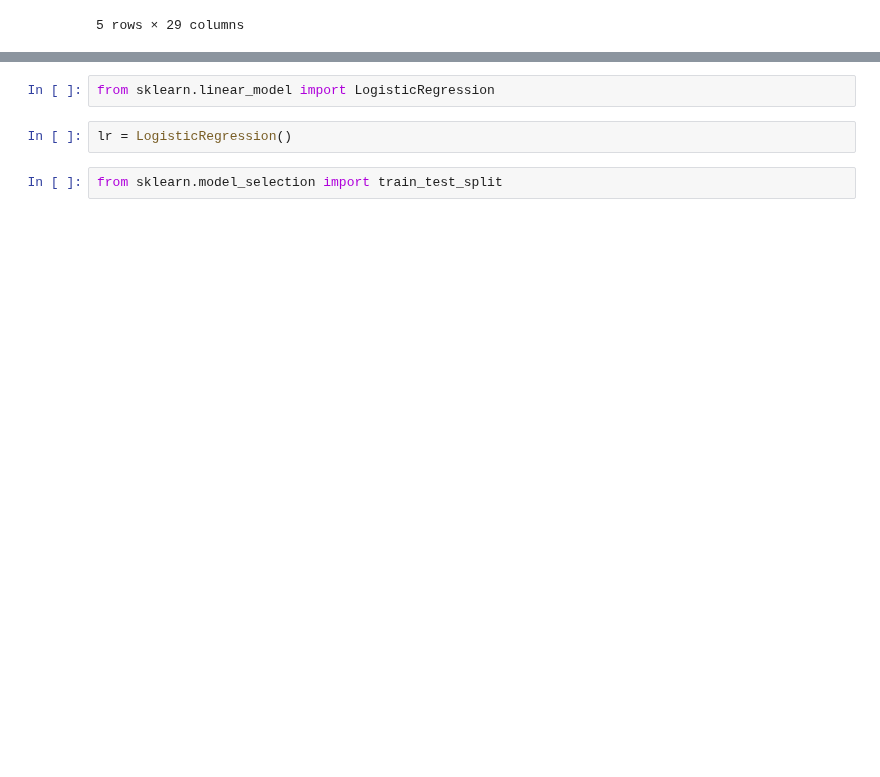
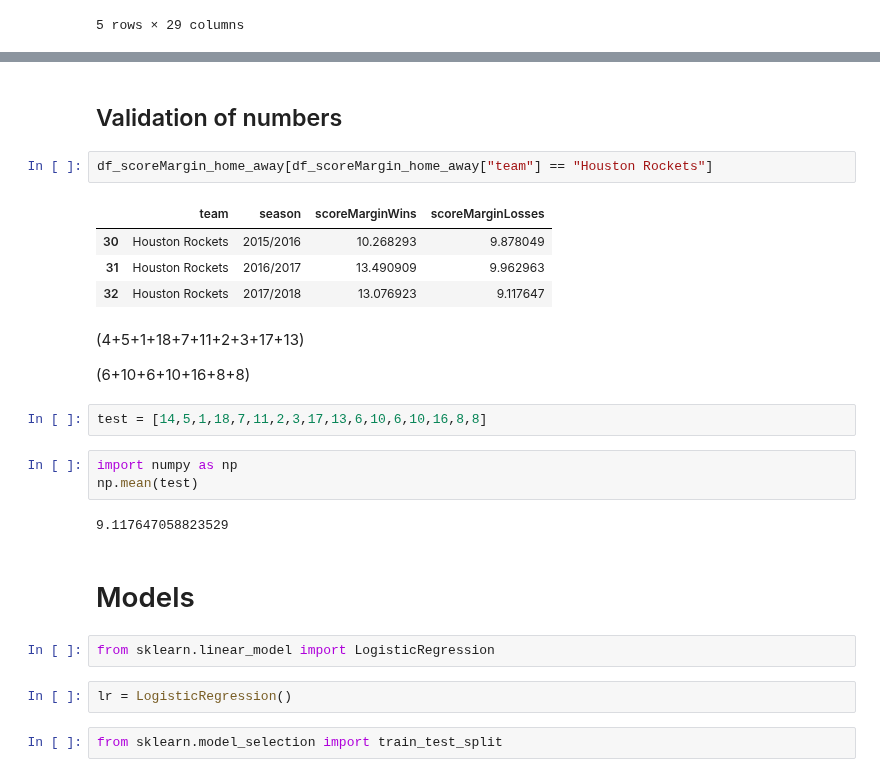
Before and after one commit to jgoerner/SportsPrediction, a Jupyter notebook: NBA/notebooks/1.7-first-model.ipynb, the cells around one changed output, grey strips where cells are left out. Cells and saved outputs as stored; diff of their text form; blank space fills up the shorter version.

```diff
--- a/NBA/notebooks/1.7-first-model.ipynb
+++ b/NBA/notebooks/1.7-first-model.ipynb
@@ -357,3 +377,25 @@ df_ml_2.head()
+# %% [markdown]
+## Validation of numbers
+# %%
+df_scoreMargin_home_away[df_scoreMargin_home_away["team"] == "Houston Rockets"]
+# %% [output]
+|  | team | season | scoreMarginWins | scoreMarginLosses |
+| 30 | Houston Rockets | 2015/2016 | 10.268293 | 9.878049 |
+| 31 | Houston Rockets | 2016/2017 | 13.490909 | 9.962963 |
+| 32 | Houston Rockets | 2017/2018 | 13.076923 | 9.117647 |
+# %% [markdown]
+(4+5+1+18+7+11+2+3+17+13)
+
+(6+10+6+10+16+8+8)
+# %%
+test = [14,5,1,18,7,11,2,3,17,13,6,10,6,10,16,8,8]
+# %%
+import numpy as np
+np.mean(test)
+# %% [output]
+9.117647058823529
+# %% [markdown]
+# Models
 # %%
 from sklearn.linear_model import LogisticRegression
 # %%
```
Also changed, not shown: parts of 15 cells of this notebook.
